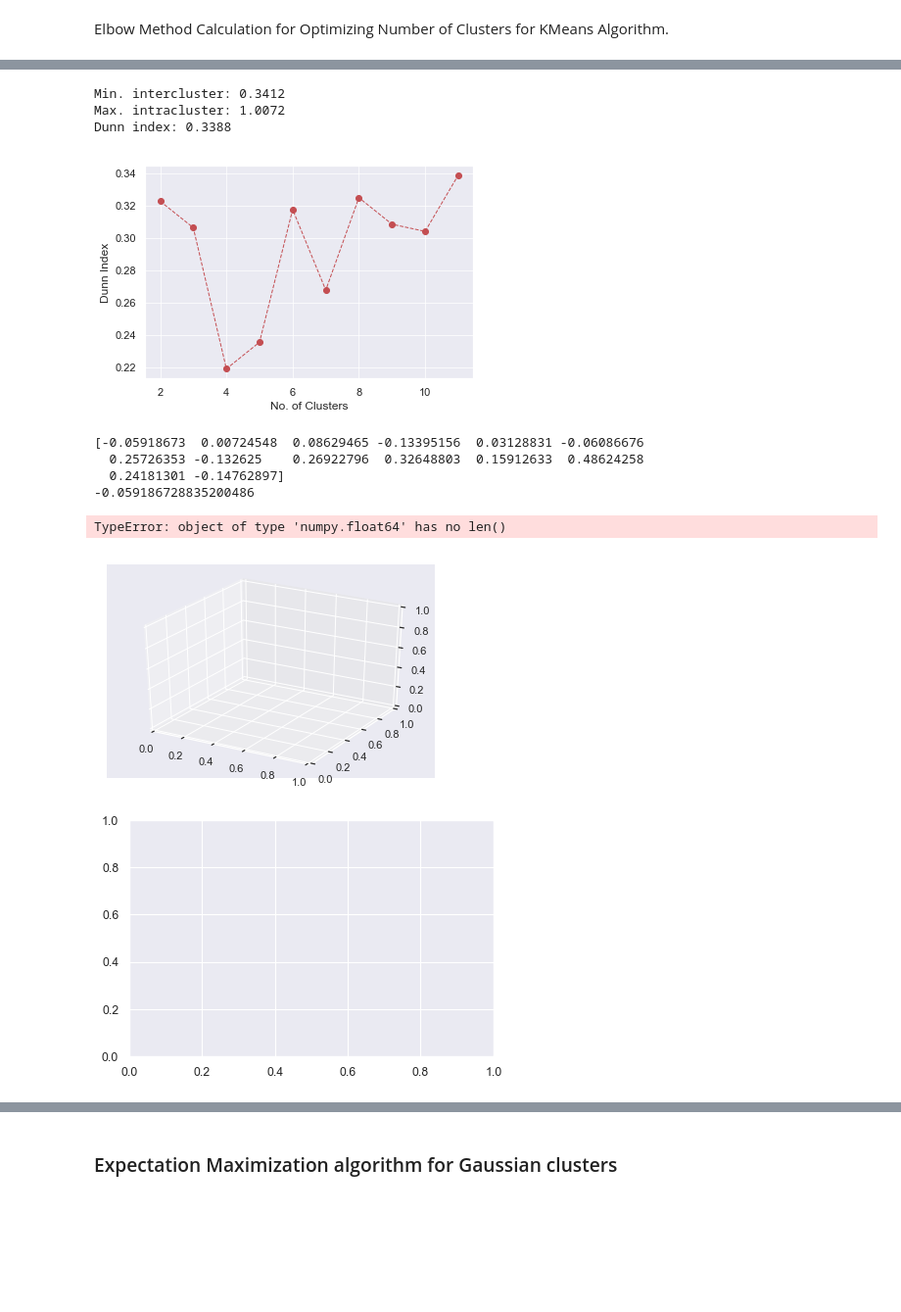
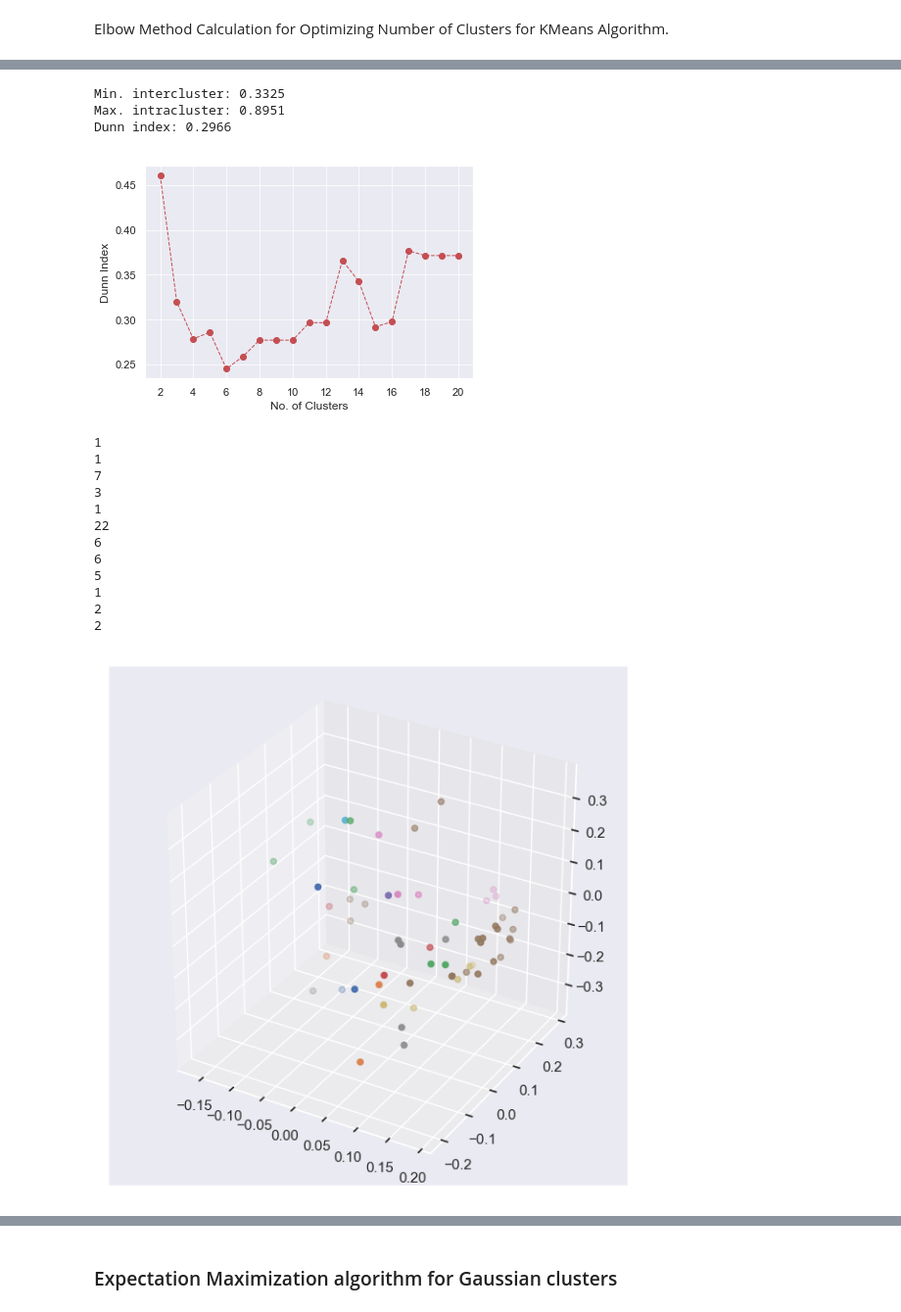
Before and after one commit to istewar1/Research, a Jupyter notebook: COSC 528/Project 2/Project2_notebook.ipynb, the cells around one changed output, grey strips where cells are left out. Shown at 98% size. Cells and saved outputs as stored; diff of their text form; code cells hidden in the pictures; blank space fills up the shorter version.

```diff
--- a/COSC 528/Project 2/Project2_notebook.ipynb
+++ b/COSC 528/Project 2/Project2_notebook.ipynb
@@ -29,2 +43,2 @@ Dropping unique features from dataframe
 # %%
-df = df.drop(['IPEDS#','HBC','Carm R1'],axis=1)
+df = df.drop(['IPEDS#','HBC','Carm R1','Med School Res $','AG Research ($000)','Med School Res $','Academic Support Expenditures','Profess Degrees'],axis=1)
@@ -32,0 +47,3 @@ Searching for empty data entries in features
+# %%
+df = df.drop(['Univ. of Pittsburgh ','Delaware','Univ. of Colorado '],axis=0)
+df.shape
@@ -94,5 +113,3 @@ With many missing values and poor reporting for the AG (assume agricultural) res
-# %%
-df = df.drop(['AG Research ($000)'],axis=1)
 # %% [markdown]
 Re-verifying that all features have are filled with no missing data.
 # %%
@@ -165,13 +226,13 @@ Comparing results for Explained Variance for Singular Values and Scikit-Learn PC
 # %%
 from sklearn.decomposition import PCA
-n = 21
+n = 20
 pca = PCA(n_components=n)
 pca.fit(a_standardized)
 print 'No.\tSVD Variance\tSVD Total\tPCA Total'
-for i in range(1,n):
-    if i == 1:
-        print "%i\t%.3f %%\t%.3f %%\t%.3f"%(i,np.sum(variance_sigma[0:i])*100,np.sum(variance_sigma[0:i])*100,np.sum(pca.explained_variance_ratio_[0:i]*100))
+for i in range(0,n):
+    if i == 0:
+        print "%i\t%.2f %%\t\t%.2f %%\t\t%.2f %%"%(i+1,np.sum(variance_sigma[i])*100,variance_sigma[i]*100,np.sum(pca.explained_variance_ratio_[i]*100))
     else:
-        print  "%i\t%.3f %%\t\t%.3f %%\t%.3f"%(i,np.sum(variance_sigma[i])*100,np.sum(variance_sigma[0:i])*100,np.sum(pca.explained_variance_ratio_[0:i]*100))
+        print  "%i\t%.2f %%\t\t%.2f %%\t\t%.2f %%"%(i+1,variance_sigma[i]*100,np.sum(variance_sigma[0:i+1])*100,np.sum(pca.explained_variance_ratio_[0:i+1]*100))
 # %% [output]
 No.     SVD Variance    SVD Total       PCA Total
@@ -440,7 +501,7 @@ ax.axvline(11,color='r',linestyle='--',alpha=0.5)
 # %%
 Dunn_index = {}
-V = getValues(16,VT) # Only using first two PCs
-for i in range(2,12):
+V = getValues(14,VT) # Only using first two PCs
+for i in range(2,21):
     kmeans = K_means(i)
     kmeans.main(V)
 
@@ -459,44 +520,41 @@ print 'Min. intercluster: %.4f'%min(inter)
 print 'Max. intracluster: %.4f'%max(intra)
 print 'Dunn index: %.4f'%Dunn_index[11]
 # %% [output]
-Min. intercluster: 0.3412
-Max. intracluster: 1.0072
-Dunn index: 0.3388
+Min. intercluster: 0.3325
+Max. intracluster: 0.8951
+Dunn index: 0.2966
-[figure, old version]
+[figure, new version]
 # %%
 U, Sigma, VT = svd(a_standardized)
 V = getValues(14,VT)
 from mpl_toolkits.mplot3d import Axes3D
-fig = plt.figure()
+fig = plt.figure(figsize=(6,6),dpi=100)
 ax = fig.add_subplot(111, projection='3d')
 
-kmeans = K_means(11)
+kmeans = K_means(12)
 kmeans.main(V)
 
-fig,ax = plt.subplots(dpi=80)
 for classification in kmeans.clusters:
-    if len(kmeans.clusters[classification])>1:
-        for features in kmeans.clusters[classification]:
-            for j in features:
-                for k in range(len(j)):
-                    print j[k]
-                    x = j[k][0]
-                    y = j[k][1]
-                    z = j[k][2]
-        else:
-            x,y,z = features[0], features[1],features[3]
-        ax.scatter(x,y,z)
-
-
-
-ax.grid(alpha=0.75)
-ax.set_axisbelow(True)
+    x=[];y=[];z=[]
+    for j in kmeans.clusters[classification]:
+        x.append(j[0])
+        y.append(j[1])
+        z.append(j[2])
+    print len(x)
+    ax.scatter(x,y,z)
+fig.tight_layout()
 #plt.savefig('C:\Users\IAN\Research\COSC 528\Project 2\Figures/'+'KMeans_Cluster_'+str(i)+'.png',format='png',dpi=200)
 # %% [output]
-[-0.05918673  0.00724548  0.08629465 -0.13395156  0.03128831 -0.06086676
-  0.25726353 -0.132625    0.26922796  0.32648803  0.15912633  0.48624258
-  0.24181301 -0.14762897]
--0.059186728835200486
+1
+1
+7
+3
+1
+22
+6
+6
+5
+1
+2
+2
-TypeError: object of type 'numpy.float64' has no len()
-[figure, old version]
+[figure, new version]
-[figure, removed]
```
Also changed, not shown: parts of 30 cells of this notebook, 6 other files.
